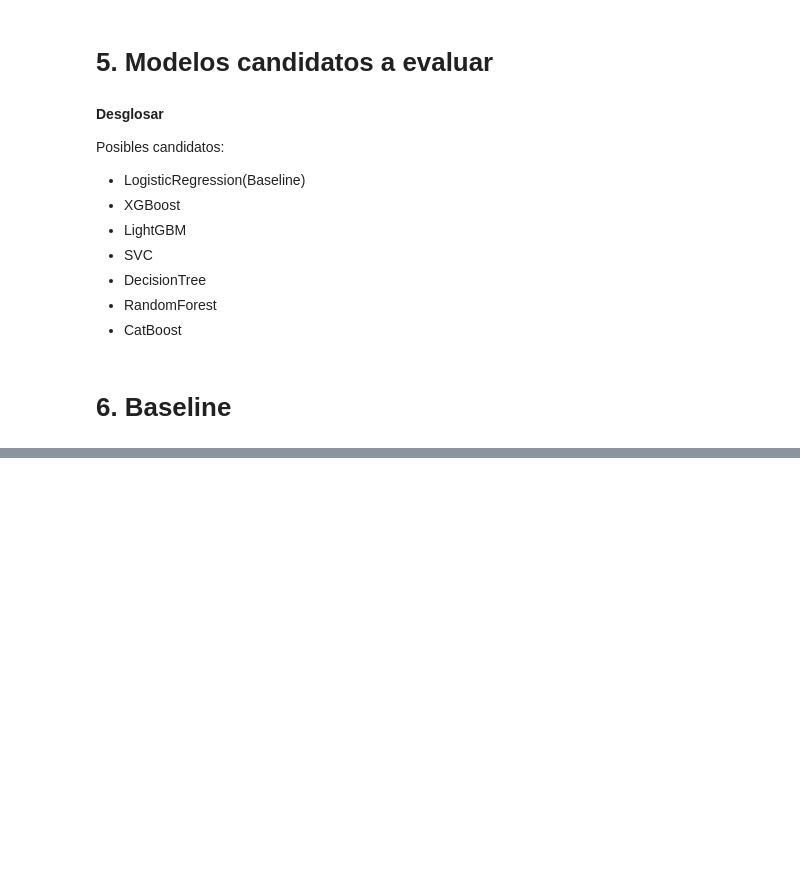
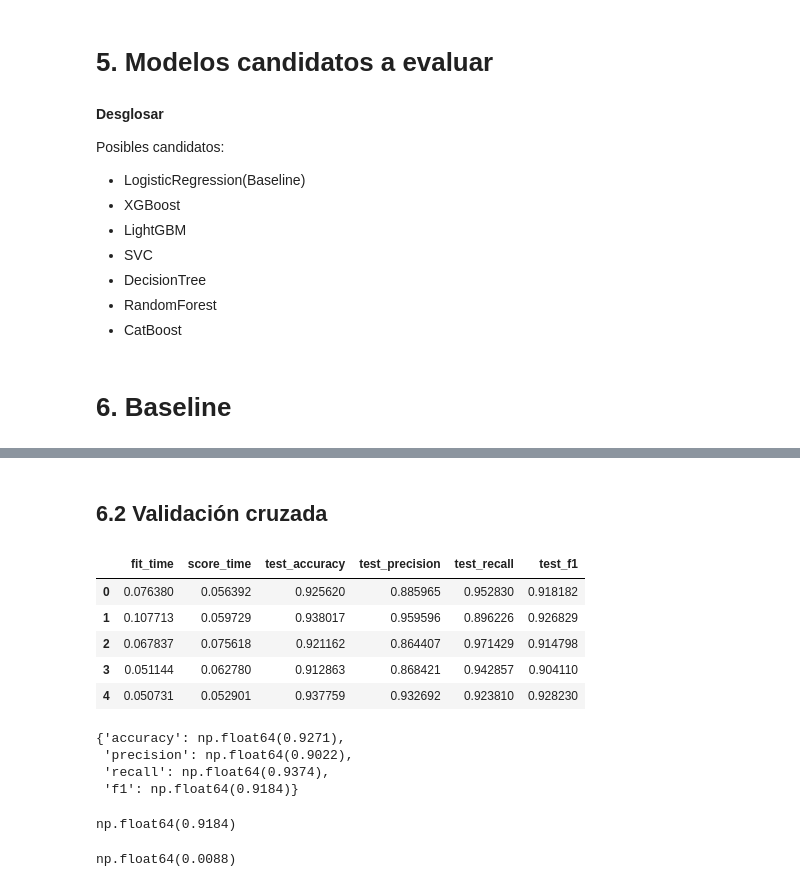
Before and after one commit to ezeperezds/Anemia-Prediction-System, a Jupyter notebook: notebooks/03_modeling.ipynb, the cells around one changed output, grey strips where cells are left out. Drawn from its saved outputs; the diff is of its cells as text; code cells hidden in the pictures; blank space fills up the shorter version.

```diff
--- a/notebooks/03_modeling.ipynb
+++ b/notebooks/03_modeling.ipynb
@@ -30,3 +48,5 @@ y_val = np.load('/content/Anemia-Prediction-System/data/processed/y_val.npy')
+# %%
+preprocessor = joblib.load('/content/Anemia-Prediction-System/models/preprocessor_pipeline.pkl')
 # %%
 X_train.shape
 # %% [output]
@@ -79,0 +134,68 @@ weighted avg       0.98      0.98      0.98       214
+# %% [markdown]
+## 6.2 Validación cruzada
+# %%
+pipeline_lr = Pipeline([
+    ('preprocessor', preprocessor),
+    ('model', LogisticRegression(random_state=82, max_iter=1000, C=0.01))
+])
+# %%
+cv = StratifiedKFold(
+    n_splits=5,
+    shuffle=True,
+    random_state=82
+)
+# %%
+scores = cross_validate(
+    pipeline_lr,
+    X_temp,
+    y_temp,
+    cv=cv,
+    scoring=[
+        "accuracy",
+        "precision",
+        "recall",
+        "f1"
+    ],
+    return_train_score=False
+)
+# %%
+results = pd.DataFrame(scores)
+
+results
+# %% [output]
+|  | fit_time | score_time | test_accuracy | test_precision | test_recall | test_f1 |
+| 0 | 0.076380 | 0.056392 | 0.925620 | 0.885965 | 0.952830 | 0.918182 |
+| 1 | 0.107713 | 0.059729 | 0.938017 | 0.959596 | 0.896226 | 0.926829 |
+| 2 | 0.067837 | 0.075618 | 0.921162 | 0.864407 | 0.971429 | 0.914798 |
+| 3 | 0.051144 | 0.062780 | 0.912863 | 0.868421 | 0.942857 | 0.904110 |
+| 4 | 0.050731 | 0.052901 | 0.937759 | 0.932692 | 0.923810 | 0.928230 |
+# %%
+metrics = {
+    "accuracy":
+        scores["test_accuracy"].mean().round(4),
+
+    "precision":
+        scores["test_precision"].mean().round(4),
+
+    "recall":
+        scores["test_recall"].mean().round(4),
+
+    "f1":
+        scores["test_f1"].mean().round(4)
+}
+
+
+metrics
+# %% [output]
+{'accuracy': np.float64(0.9271),
+ 'precision': np.float64(0.9022),
+ 'recall': np.float64(0.9374),
+ 'f1': np.float64(0.9184)}
+# %%
+scores['test_f1'].mean().round(4)
+# %% [output]
+np.float64(0.9184)
+# %%
+scores['test_f1'].std().round(4)
+# %% [output]
+np.float64(0.0088)
```
Also changed, not shown: parts of 17 cells of this notebook.
